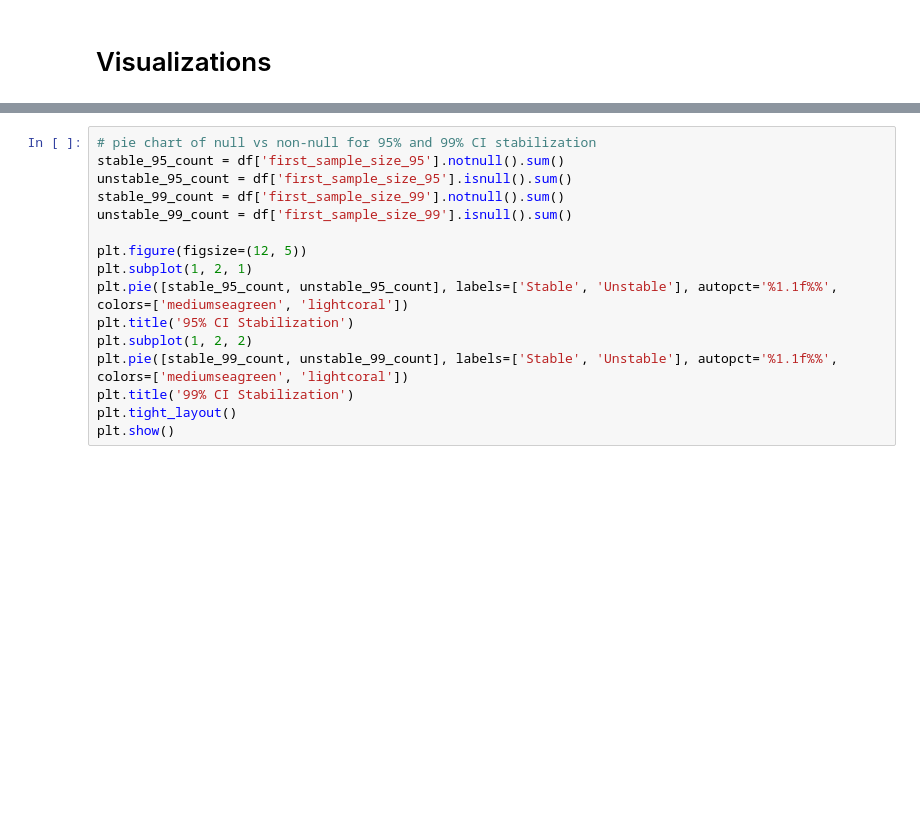
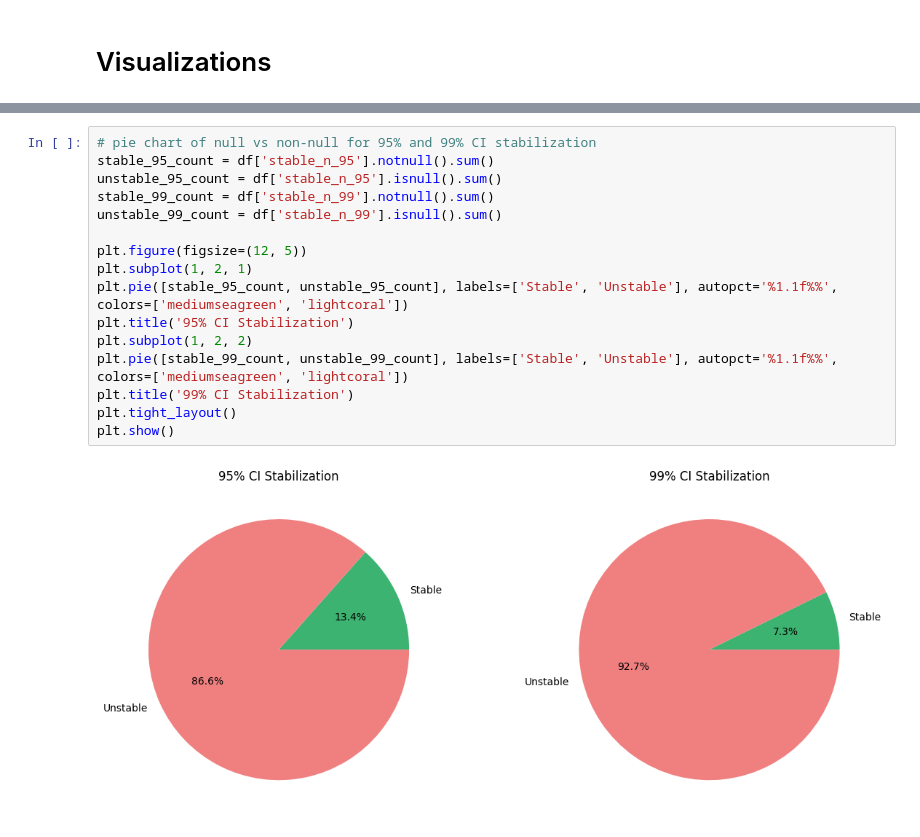
Before and after one commit to GaiaNegev13/legacy_pipe, a Jupyter notebook: scripts/data_analysis/simulation_based_power_analysis_results.ipynb, the cells around one changed output, grey strips where cells are left out. Cells and saved outputs as stored; diff of their text form; blank space fills up the shorter version.

```diff
--- a/scripts/data_analysis/simulation_based_power_analysis_results.ipynb
+++ b/scripts/data_analysis/simulation_based_power_analysis_results.ipynb
@@ -35,17 +93,19 @@ Saved 65 ROIs to JSON.
 # %%
 # pie chart of null vs non-null for 95% and 99% CI stabilization
-stable_95_count = df['first_sample_size_95'].notnull().sum()
-unstable_95_count = df['first_sample_size_95'].isnull().sum()
-stable_99_count = df['first_sample_size_99'].notnull().sum()
-unstable_99_count = df['first_sample_size_99'].isnull().sum()
+stable_95_count = df['stable_n_95'].notnull().sum()
+unstable_95_count = df['stable_n_95'].isnull().sum()
+stable_99_count = df['stable_n_99'].notnull().sum()
+unstable_99_count = df['stable_n_99'].isnull().sum()
 
 plt.figure(figsize=(12, 5))
 plt.subplot(1, 2, 1)
 plt.pie([stable_95_count, unstable_95_count], labels=['Stable', 'Unstable'], autopct='%1.1f%%', colors=['mediumseagreen', 'lightcoral'])
 plt.title('95% CI Stabilization')
 plt.subplot(1, 2, 2)
 plt.pie([stable_99_count, unstable_99_count], labels=['Stable', 'Unstable'], autopct='%1.1f%%', colors=['mediumseagreen', 'lightcoral'])
 plt.title('99% CI Stabilization')
 plt.tight_layout()
 plt.show()
+# %% [output]
+[figure, added]
 # %%
```
Also changed, not shown: parts of 5 cells of this notebook, 6 other files.
